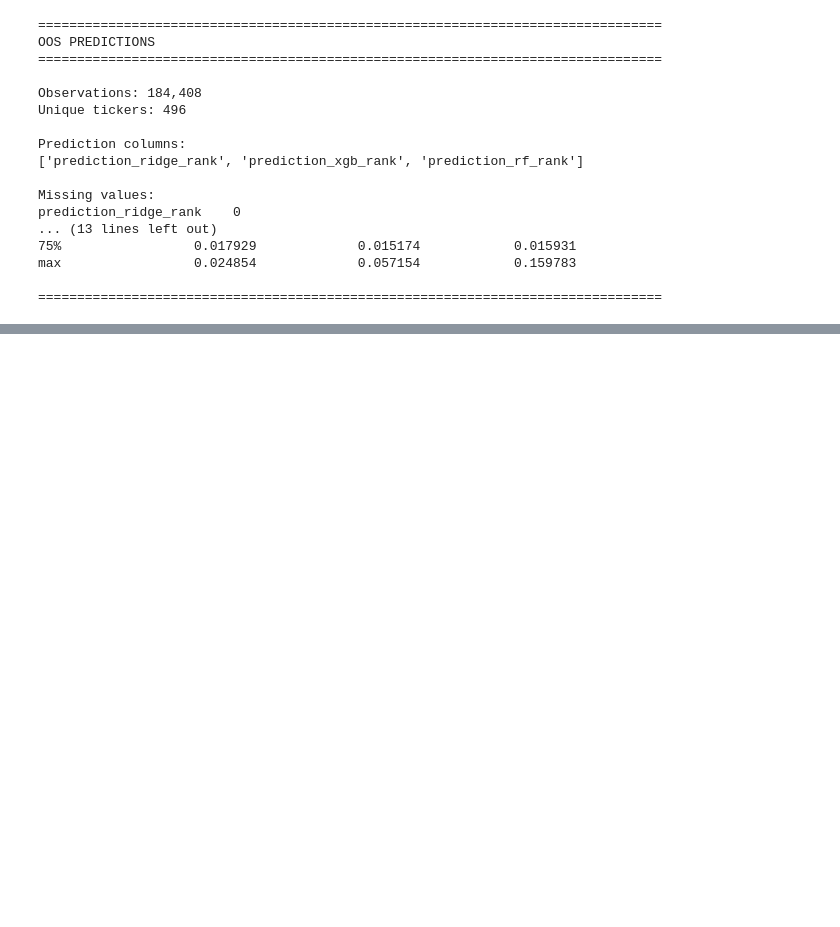
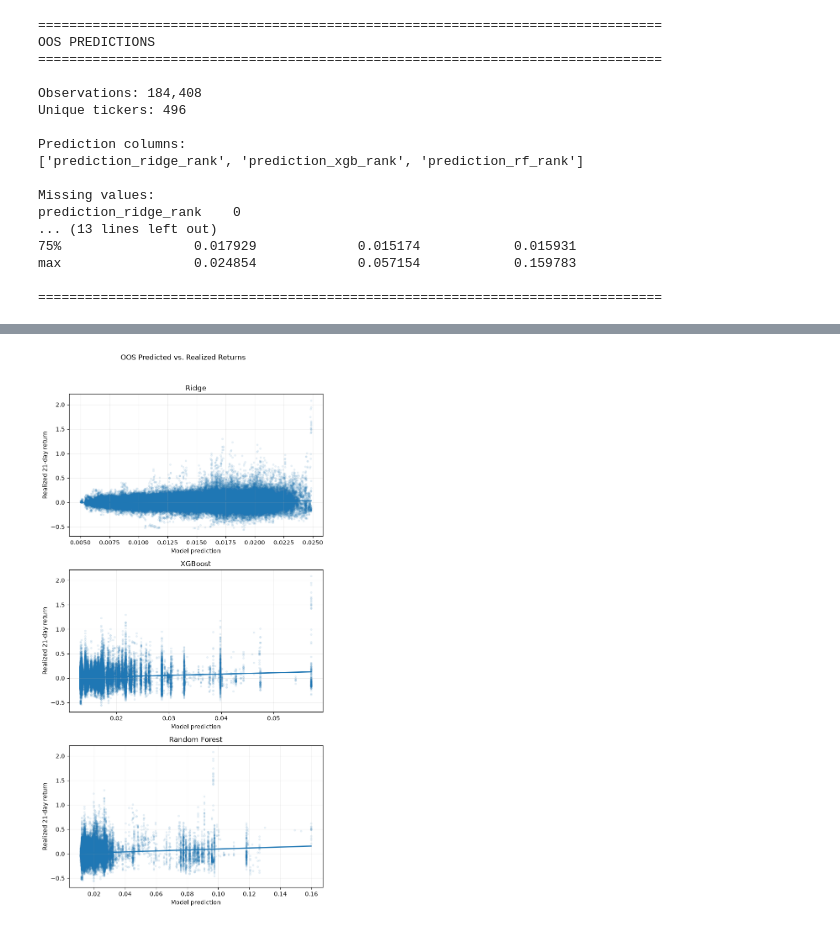
Before and after one commit to PalaciosDaniel/quant-portfolio-project, a Jupyter notebook: notebooks/07_oos_test.ipynb, the cells around one changed output, grey strips where cells are left out. Saved outputs shown, nothing was run; the diff lists cells and outputs as text; code cells hidden in the pictures; blank space fills up the shorter version.

```diff
--- a/notebooks/07_oos_test.ipynb
+++ b/notebooks/07_oos_test.ipynb
@@ -1289,0 +1792,80 @@ Series([], dtype: int64)
+# %%
+# =============================================================================
+# Scatter plots
+# =============================================================================
+
+fig, axes = plt.subplots(
+    3,
+    1,
+    figsize=(7, 13),
+)
+
+for ax, prediction_col in zip(axes, prediction_cols):
+
+    data = oos_predictions[
+        [prediction_col, "forward_return_21d"]
+    ].dropna()
+
+    x = data[prediction_col]
+    y = data["forward_return_21d"]
+
+    # -------------------------------------------------------------------------
+    # Scatter plot
+    # -------------------------------------------------------------------------
+
+    ax.scatter(
+        x,
+        y,
+        alpha=0.08,
+        s=8,
+    )
+
+    # -------------------------------------------------------------------------
+    # Linear trend
+    # -------------------------------------------------------------------------
+
+    slope, intercept = np.polyfit(x, y, 1)
+
+    x_line = np.linspace(
+        x.min(),
+        x.max(),
+        100,
+    )
+
+    y_line = intercept + slope * x_line
+
+    ax.plot(
+        x_line,
+        y_line,
+        linewidth=2,
+    )
+
+    # -------------------------------------------------------------------------
+    # Formatting
+    # -------------------------------------------------------------------------
+
+    ax.set_title(
+        model_names[prediction_col]
+    )
+
+    ax.set_xlabel(
+        "Model prediction"
+    )
+
+    ax.set_ylabel(
+        "Realized 21-day return"
+    )
+
+    ax.grid(
+        alpha=0.2
+    )
+
+plt.suptitle(
+    "OOS Predicted vs. Realized Returns",
+    y=1.02,
+)
+
+plt.tight_layout()
+plt.show()
+# %% [output]
+[figure, added]
```
Also changed, not shown: parts of 45 cells of this notebook, 1 other file.
